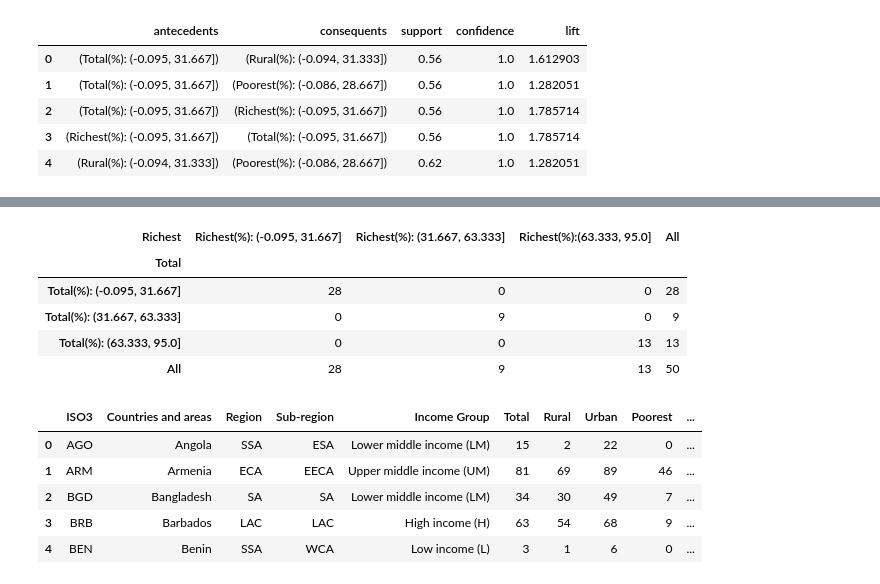
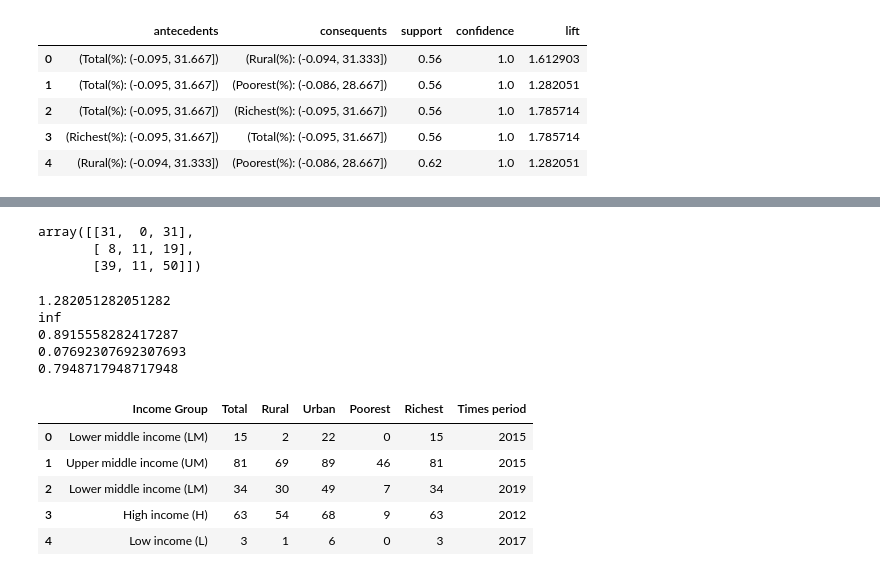
Before and after one commit to Jeffkw213/EECS4412, a Jupyter notebook: phase3/Part_3.ipynb, the cells around one changed output, grey strips where cells are left out. Saved outputs shown, nothing was run; the diff lists cells and outputs as text; code cells hidden in the pictures.

```diff
--- a/phase3/Part_3.ipynb
+++ b/phase3/Part_3.ipynb
@@ -559,33 +568,50 @@ inf
-# %%
-# using the most table we see that the rules are:
-# (Urban(%): (0.905, 32.667]) -> (Rural(%): (-0.094, 31.333])
-# (Rural(%): (-0.094, 31.333]) -> (Poorest(%): (-0.086, 28.667])
-# (Richest(%): (-0.095, 31.667]) -> (Rural(%): (-0.094, 31.333])
-# (Urban(%): (0.905, 32.667]) ->	(Poorest(%): (-0.086, 28.667])
-# (Urban(%): (0.905, 32.667]) ->	(Richest(%): (-0.095, 31.667])
-data_crosstab = pd.crosstab(WS_copy['Total'],
-                            WS_copy['Richest'],
-                               margins = True)
-data_crosstab
-# %% [output]
-| Richest | Richest(%): (-0.095, 31.667] | Richest(%): (31.667, 63.333] | Richest(%):(63.333, 95.0] | All |
-| Total |  |  |  |  |
-| Total(%): (-0.095, 31.667] | 28 | 0 | 0 | 28 |
-| Total(%): (31.667, 63.333] | 0 | 9 | 0 | 9 |
-| Total(%): (63.333, 95.0] | 0 | 0 | 13 | 13 |
-| All | 28 | 9 | 13 | 50 |
+# %%
+# using the most table we see that the rules are:
+# (Rural(%): (-0.094, 31.333]) -> (Poorest(%): (-0.086, 28.667])
+data_crosstab = pd.crosstab(WS_copy['Rural'],
+                            WS_copy['Poorest'],
+                               margins = True)
+# column modification
+data_crosstab["~Poorest(%): (-0.086, 28.667]"] = data_crosstab["Poorest(%): (28.667, 57.333]"] + data_crosstab["Poorest(%): (57.333, 86.0]"]
+data_crosstab = data_crosstab[["Poorest(%): (-0.086, 28.667]", "~Poorest(%): (-0.086, 28.667]", "All"]]
+
+# row modification
+data_crosstab.loc['Rural(%): (31.333, 62.667]'] += data_crosstab.loc['Rural(%): (62.667, 94.0]']
+data_crosstab.drop(['Rural(%): (62.667, 94.0]'], inplace=True)
+
+data_crosstab = np.array(data_crosstab)
+data_crosstab
+# %% [output]
+array([[31,  0, 31],
+       [ 8, 11, 19],
+       [39, 11, 50]])
+# %%
+print(most.loc[4,"lift"])
+print(odd_ratio(data_crosstab))
+print(cosine(data_crosstab))
+print(interest(data_crosstab))
+print(Jaccard(data_crosstab))
+# %% [output]
+1.282051282051282
+inf
+0.8915558282417287
+0.07692307692307693
+0.7948717948717948
 # %%
 # Task 2
 # Choosing data to perform clustering: Primary.csv
-#
+# We remove "ISO3", and "Countries and areas" because they are all unique values
+# We remove "Region", "Source", "Sub-region" since they are nominal values and bring significant
+# impact to the cluster
 
 WS2_copy = WS.copy(deep=True)
+WS2_copy = WS2_copy.drop(columns=["ISO3", "Countries and areas", "Region", "Sub-region", "Source"])
 WS2_copy.to_csv("./216396764-216426744-T2Org.csv") # Before Preprocessing
 WS2_copy.head()
 # %% [output]
-|  | ISO3 | Countries and areas | Region | Sub-region | Income Group | Total | Rural | Urban | Poorest | ... |
-| 0 | AGO | Angola | SSA | ESA | Lower middle income (LM) | 15 | 2 | 22 | 0 | ... |
-| 1 | ARM | Armenia | ECA | EECA | Upper middle income (UM) | 81 | 69 | 89 | 46 | ... |
-| 2 | BGD | Bangladesh | SA | SA | Lower middle income (LM) | 34 | 30 | 49 | 7 | ... |
-| 3 | BRB | Barbados | LAC | LAC | High income (H) | 63 | 54 | 68 | 9 | ... |
-| 4 | BEN | Benin | SSA | WCA | Low income (L) | 3 | 1 | 6 | 0 | ... |
+|  | Income Group | Total | Rural | Urban | Poorest | Richest | Times period |
+| 0 | Lower middle income (LM) | 15 | 2 | 22 | 0 | 15 | 2015 |
+| 1 | Upper middle income (UM) | 81 | 69 | 89 | 46 | 81 | 2015 |
+| 2 | Lower middle income (LM) | 34 | 30 | 49 | 7 | 34 | 2019 |
+| 3 | High income (H) | 63 | 54 | 68 | 9 | 63 | 2012 |
+| 4 | Low income (L) | 3 | 1 | 6 | 0 | 3 | 2017 |
```
Also changed, not shown: parts of 35 cells of this notebook, 8 other files.
